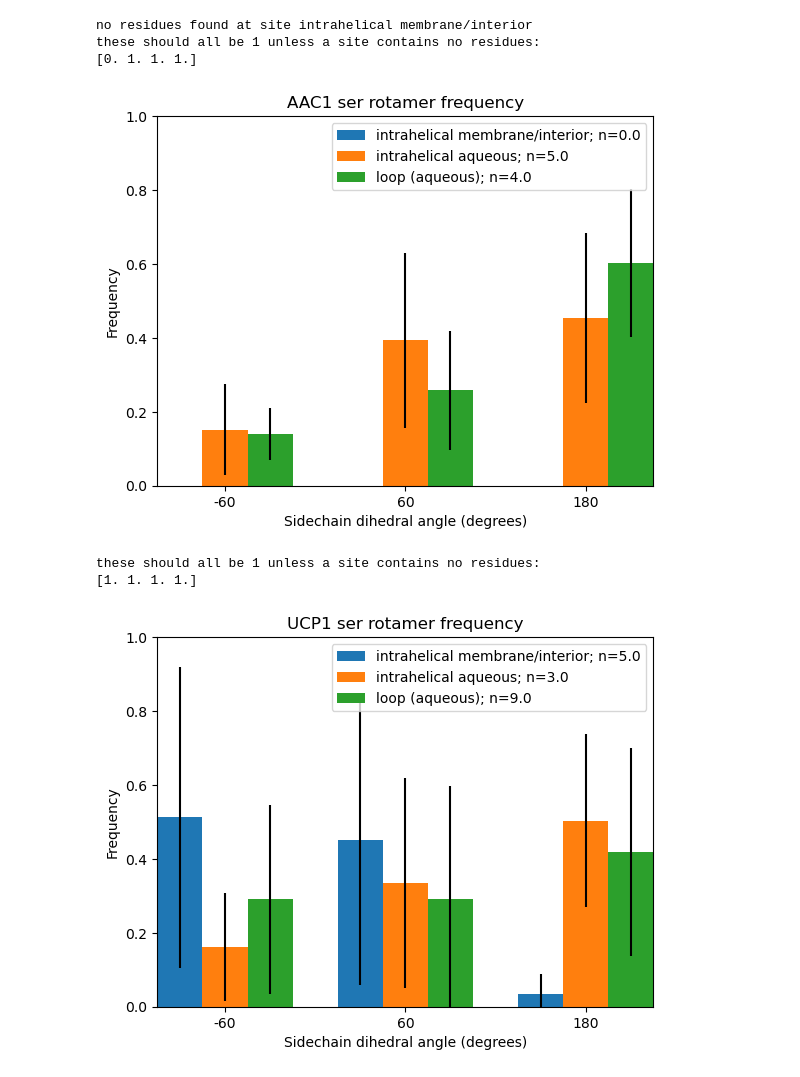
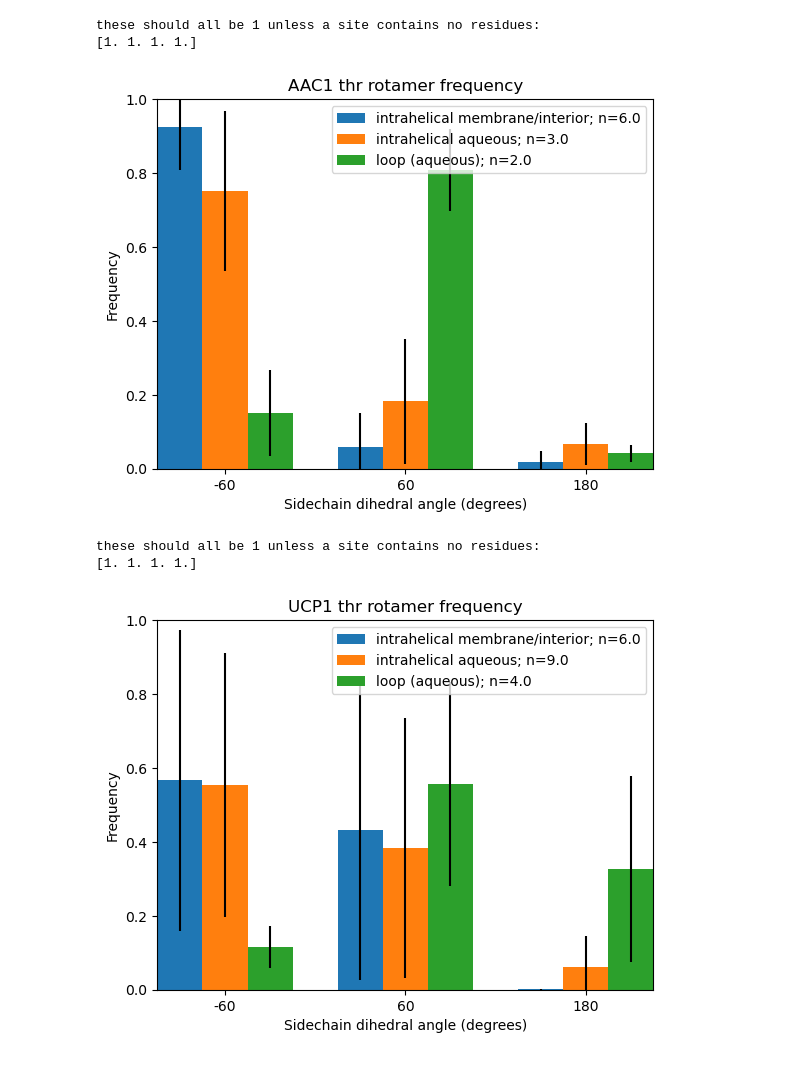
Before and after one commit to JonathanHB/threonine_rotamer_analysis, a Jupyter notebook: draft_analysis/plot_rotamers.ipynb, the cells around one changed output. Drawn from its saved outputs; the diff is of its cells as text; code cells hidden in the pictures.

Commit message:
added readme and new bar plotting code

```diff
--- a/draft_analysis/plot_rotamers.ipynb
+++ b/draft_analysis/plot_rotamers.ipynb
@@ -80,7 +80,7 @@ inputpath = "/home/jonathan/Documents/grabelab/rutter-lab-collaboration/thr_rota
 servers = ["wynton", "degrabo"]
 proteins = ["aac1", "ucp1"]
 
-resn = "ser" #"val" #"thr" #
+resn = "thr" #"val" #"thr" #
 
 #loop over servers, proteins, and parallel runs
 for protein in proteins:
@@ -157,36 +157,35 @@ for protein in proteins:
             print(f"no residues found at site {site_names[site]}")
             continue
 
         #weight the data from each residue in each trajectory by the number of frames in that trajectory
         trj_weights = [n_frames_all[trji] for resi in range(rotamer_freqs_s.shape[0]) for trji in range(rotamer_freqs_s.shape[2])]
 
         for rot in range(n_rotamers):
             #rotamer_freqs_s[:,rot] has shape [n_resis_in_current_site, n_trajectories]
             rotamer_freqs_sr = rotamer_freqs_s[:,rot].flatten()
 
             #calculate mean and standard deviation weighted by trajectory length
             mean_std_rotamer_freqs[0, site, rot] = np.average(rotamer_freqs_sr, weights=trj_weights)
             mean_std_rotamer_freqs[1, site, rot] = DescrStatsW(rotamer_freqs_sr, weights=trj_weights, ddof=1).std
             #mean_std_rotamer_freqs[1, site, rot] = np.std(rotamer_freqs_sr) #unweighted
 
     #print(mean_std_rotamer_freqs)
 
     #check normalization; all of these should be 1 unless a site contains no residues
     print("these should all be 1 unless a site contains no residues:")
     print(np.sum(mean_std_rotamer_freqs[0], axis=1))
 
 
     #--------------------------------------------------------------------------
     #                               plot results
 
 #    plot_rotamers_all_sites(mean_std_rotamer_freqs, n_sites, n_rotamers)
 
     plot_rotamers_3_sites(mean_std_rotamer_freqs, n_sites, n_rotamers, n_resis_by_site, protein, resn)
 # %% [output]
-no residues found at site intrahelical membrane/interior
 these should all be 1 unless a site contains no residues:
-[0. 1. 1. 1.]
+[1. 1. 1. 1.]
-[figure, old version]
+[figure, new version]
 these should all be 1 unless a site contains no residues:
 [1. 1. 1. 1.]
-[figure, old version]
+[figure, new version]
```
Also changed, not shown: parts of 1 cell of this notebook, 3 other files.
